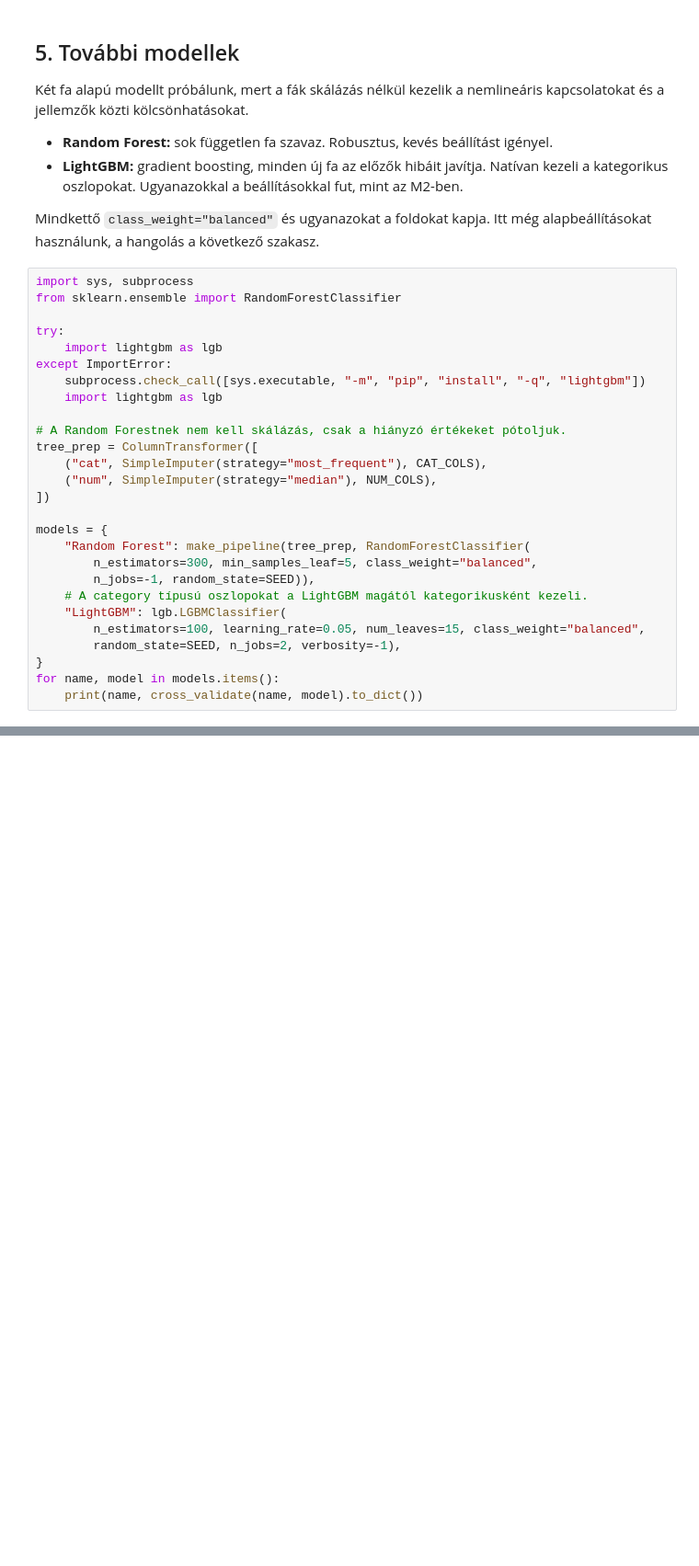
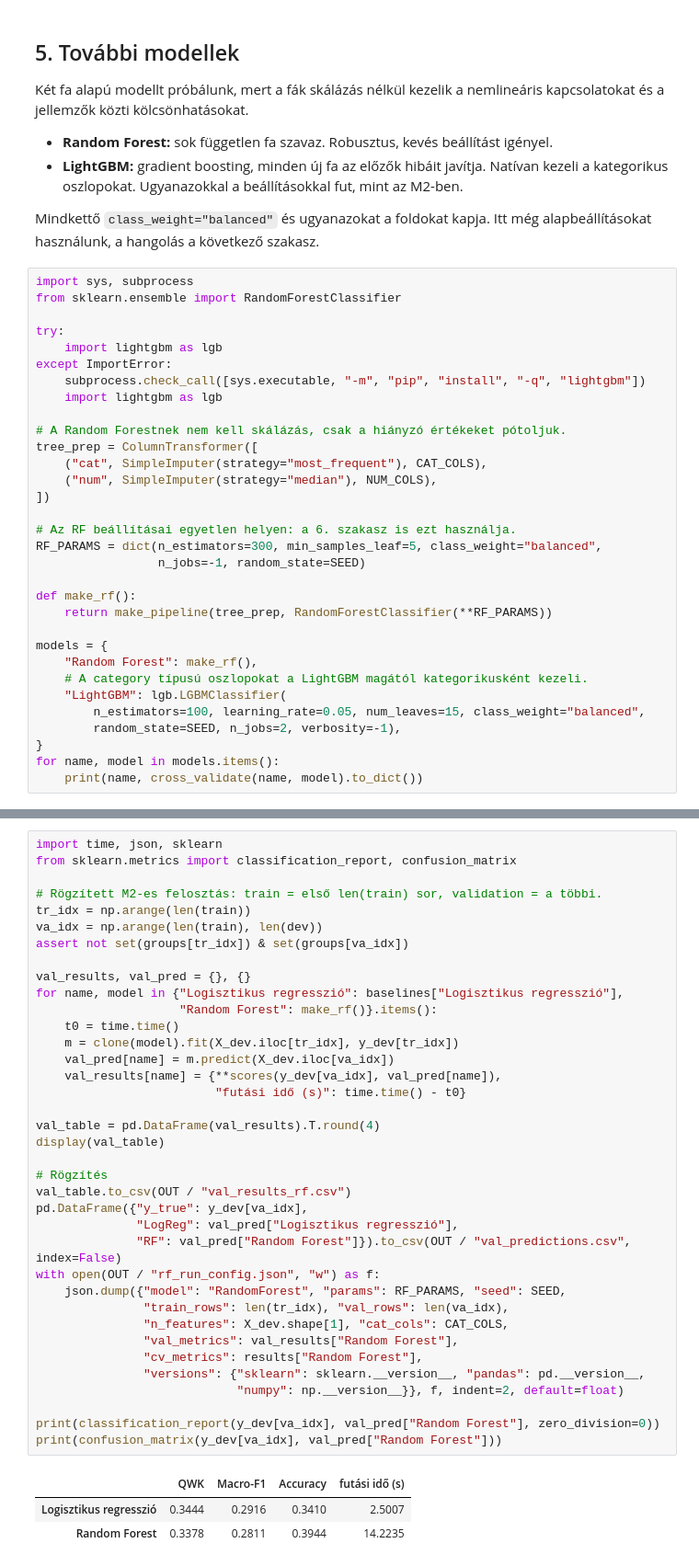
Before and after one commit to AndrasBajnokSzabo/kaggle-petfinder-adoption-prediction, a Jupyter notebook: milestones/M3/PetFinder_M3.ipynb, the cells around one changed output, grey strips where cells are left out. Shown at 92% size. Saved outputs shown, nothing was run; the diff lists cells and outputs as text; blank space fills up the shorter version.

Commit message:
add Random Forest model evaluation on fixed split (#28)

```diff
--- a/milestones/M3/PetFinder_M3.ipynb
+++ b/milestones/M3/PetFinder_M3.ipynb
@@ -204,10 +225,15 @@ tree_prep = ColumnTransformer([
     ("num", SimpleImputer(strategy="median"), NUM_COLS),
 ])
 
+# Az RF beállításai egyetlen helyen: a 6. szakasz is ezt használja.
+RF_PARAMS = dict(n_estimators=300, min_samples_leaf=5, class_weight="balanced",
+                 n_jobs=-1, random_state=SEED)
+
+def make_rf():
+    return make_pipeline(tree_prep, RandomForestClassifier(**RF_PARAMS))
+
 models = {
-    "Random Forest": make_pipeline(tree_prep, RandomForestClassifier(
-        n_estimators=300, min_samples_leaf=5, class_weight="balanced",
-        n_jobs=-1, random_state=SEED)),
+    "Random Forest": make_rf(),
     # A category típusú oszlopokat a LightGBM magától kategorikusként kezeli.
     "LightGBM": lgb.LGBMClassifier(
         n_estimators=100, learning_rate=0.05, num_leaves=15, class_weight="balanced",
@@ -234,0 +287,41 @@ summary
+# %%
+import time, json, sklearn
+from sklearn.metrics import classification_report, confusion_matrix
+
+# Rögzített M2-es felosztás: train = első len(train) sor, validation = a többi.
+tr_idx = np.arange(len(train))
+va_idx = np.arange(len(train), len(dev))
+assert not set(groups[tr_idx]) & set(groups[va_idx])
+
+val_results, val_pred = {}, {}
+for name, model in {"Logisztikus regresszió": baselines["Logisztikus regresszió"],
+                    "Random Forest": make_rf()}.items():
+    t0 = time.time()
+    m = clone(model).fit(X_dev.iloc[tr_idx], y_dev[tr_idx])
+    val_pred[name] = m.predict(X_dev.iloc[va_idx])
+    val_results[name] = {**scores(y_dev[va_idx], val_pred[name]),
+                         "futási idő (s)": time.time() - t0}
+
+val_table = pd.DataFrame(val_results).T.round(4)
+display(val_table)
+
+# Rögzítés
+val_table.to_csv(OUT / "val_results_rf.csv")
+pd.DataFrame({"y_true": y_dev[va_idx],
+              "LogReg": val_pred["Logisztikus regresszió"],
+              "RF": val_pred["Random Forest"]}).to_csv(OUT / "val_predictions.csv", index=False)
+with open(OUT / "rf_run_config.json", "w") as f:
+    json.dump({"model": "RandomForest", "params": RF_PARAMS, "seed": SEED,
+               "train_rows": len(tr_idx), "val_rows": len(va_idx),
+               "n_features": X_dev.shape[1], "cat_cols": CAT_COLS,
+               "val_metrics": val_results["Random Forest"],
+               "cv_metrics": results["Random Forest"],
+               "versions": {"sklearn": sklearn.__version__, "pandas": pd.__version__,
+                            "numpy": np.__version__}}, f, indent=2, default=float)
+
+print(classification_report(y_dev[va_idx], val_pred["Random Forest"], zero_division=0))
+print(confusion_matrix(y_dev[va_idx], val_pred["Random Forest"]))
+# %% [output]
+|  | QWK | Macro-F1 | Accuracy | futási idő (s) |
+| Logisztikus regresszió | 0.3444 | 0.2916 | 0.3410 | 2.5007 |
+| Random Forest | 0.3378 | 0.2811 | 0.3944 | 14.2235 |
```
Also changed, not shown: parts of 15 cells of this notebook.
